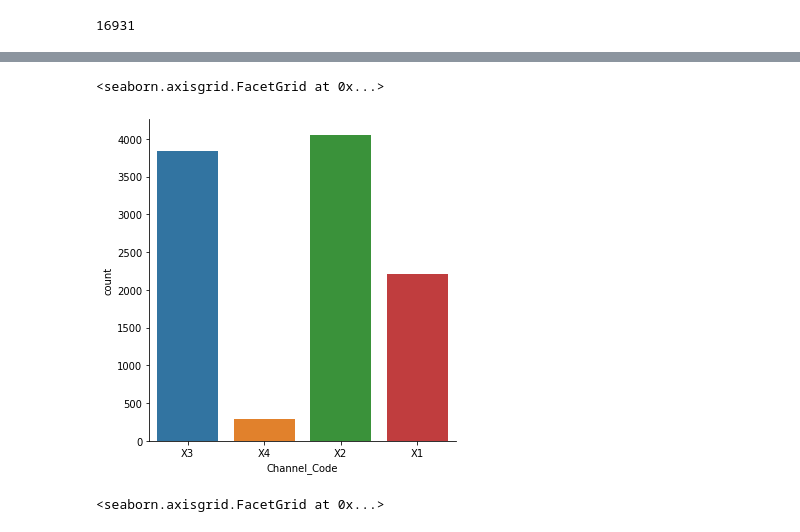
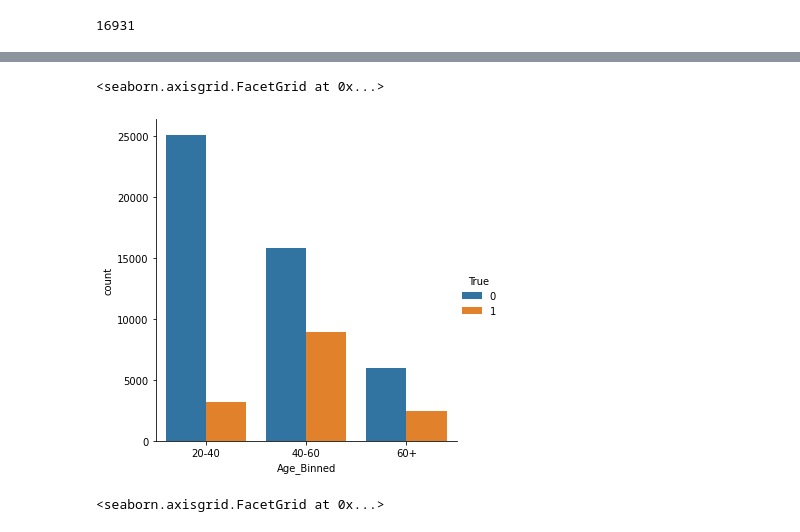
Before and after one commit to avidutta20/challenge_may21, a Jupyter notebook: model.ipynb, the cells around one changed output, grey strips where cells are left out. Saved outputs shown, nothing was run; the diff lists cells and outputs as text; code cells hidden in the pictures.

```diff
--- a/model.ipynb
+++ b/model.ipynb
@@ -478,7 +478,7 @@ def get_features(dframe):
   'Is_Active_proc_0', 'Is_Active_proc_1',
   'Credit_Product_proc_0', 'Credit_Product_proc_1',
   'Age_Binned_0', 'Age_Binned_1','Age_Binned_2',
-  'Age_box', 'Avg_Account_Balance_log', 'Vintage_max']
+  'Avg_Account_Balance_log', 'Vintage_max']
   return dframe[feature_list_to_use]
 # %%
 x_train_df.columns
@@ -845,0 +849,11 @@ x_test_check['Pred'] = y_hat_xgb
+# %%
+def is_match(x):
+
+  if x['True']==x['Pred']:
+    return 1
+  else:
+    return 0
+# %%
+x_test_check['Pred'] = y_hat_xgb
+x_test_check['True'] = y_test
+x_test_check['match'] = x_test_check.apply(lambda x: is_match(x))
@@ -863,8 +901,8 @@ check_df
 # %%
-sns.catplot(x='Channel_Code',kind = 'count', data=check_df)
+sns.catplot(x='Age_Binned',kind = 'count', hue = 'True', data=x_test_check )
 # %% [output]
 <seaborn.axisgrid.FacetGrid at 0x...>
-[figure, old version]
+[figure, new version]
 # %%
 sns.catplot(x='Gender',kind = 'count', data=check_df)
 # %% [output]
```
Also changed, not shown: parts of 16 cells of this notebook.
